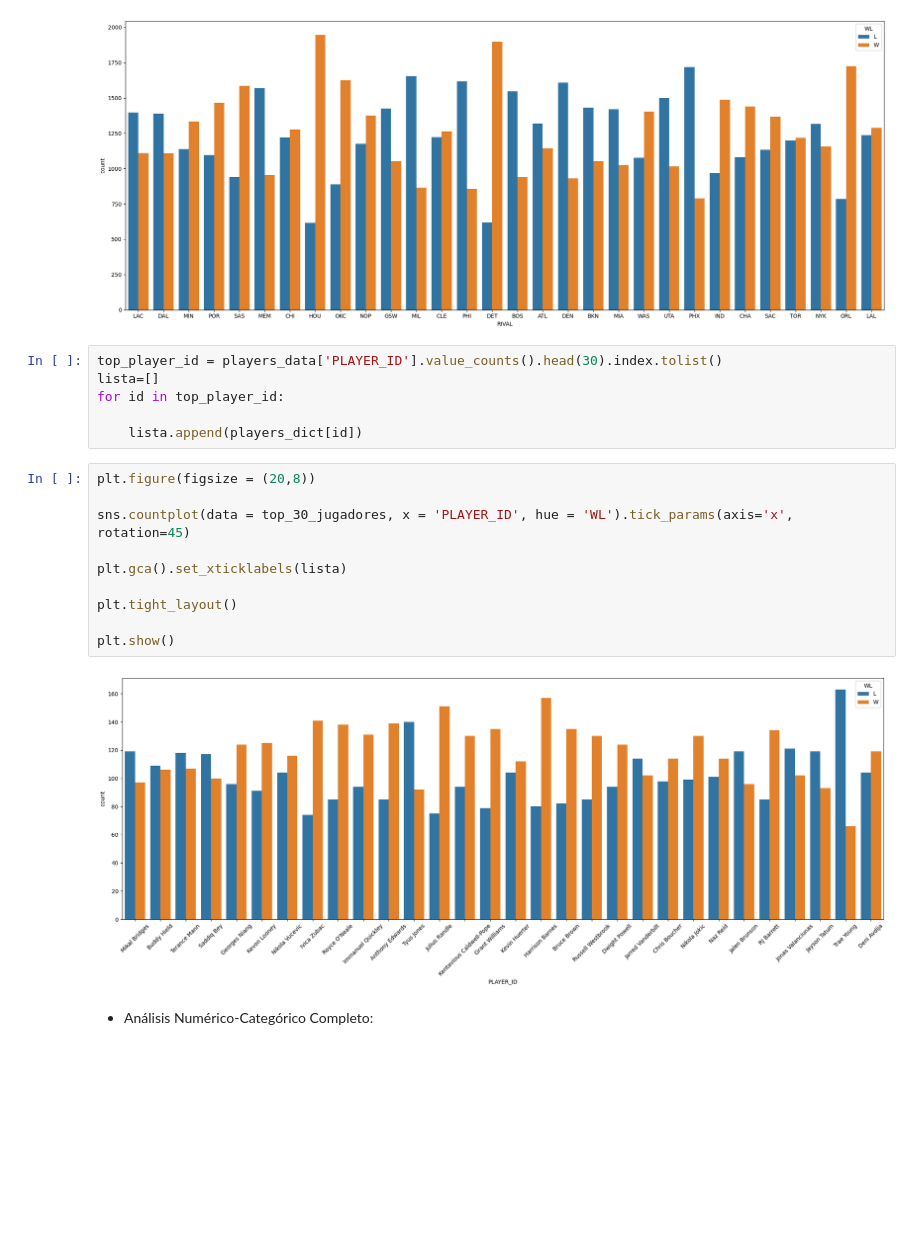
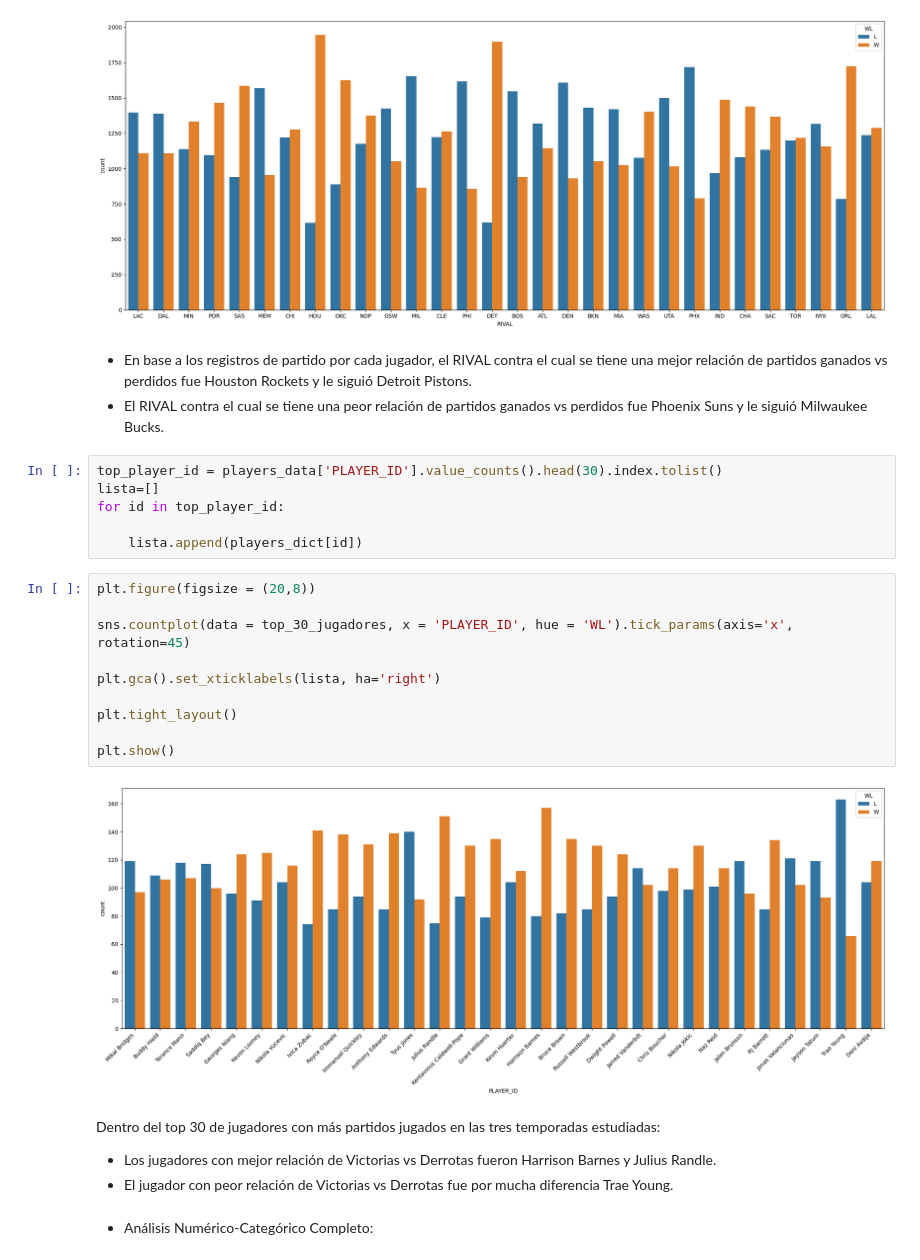
Before and after one commit to sebacent/ProyectoDS, a Jupyter notebook: src/final.ipynb, the cells around one changed output. Saved outputs shown, nothing was run; the diff lists cells and outputs as text; blank space fills up the shorter version.

```diff
--- a/src/final.ipynb
+++ b/src/final.ipynb
@@ -993,6 +986,9 @@ plt.tight_layout()
 plt.show()
 # %% [output]
 [figure]
+# %% [markdown]
+- En base a los registros de partido por cada jugador, el RIVAL contra el cual se tiene una mejor relación de partidos ganados vs perdidos fue Houston Rockets y le siguió Detroit Pistons.
+- El RIVAL contra el cual se tiene una peor relación de partidos ganados vs perdidos fue Phoenix Suns y le siguió Milwaukee Bucks.
 # %%
 top_player_id = players_data['PLAYER_ID'].value_counts().head(30).index.tolist()
 lista=[]
@@ -1002,15 +998,19 @@ for id in top_player_id:
 # %%
 plt.figure(figsize = (20,8))
 
 sns.countplot(data = top_30_jugadores, x = 'PLAYER_ID', hue = 'WL').tick_params(axis='x', rotation=45)
 
-plt.gca().set_xticklabels(lista)
+plt.gca().set_xticklabels(lista, ha='right')
 
 plt.tight_layout()
 
 plt.show()
 # %% [output]
-[figure, old version]
+[figure, new version]
+# %% [markdown]
+Dentro del top 30 de jugadores con más partidos jugados en las tres temporadas estudiadas:
+- Los jugadores con mejor relación de Victorias vs Derrotas fueron Harrison Barnes y Julius Randle.
+- El jugador con peor relación de Victorias vs Derrotas fue por mucha diferencia Trae Young.
 # %% [markdown]
 - Análisis Numérico-Categórico Completo:
 # %%
```
Also changed, not shown: parts of 16 cells of this notebook, 3 other files.
